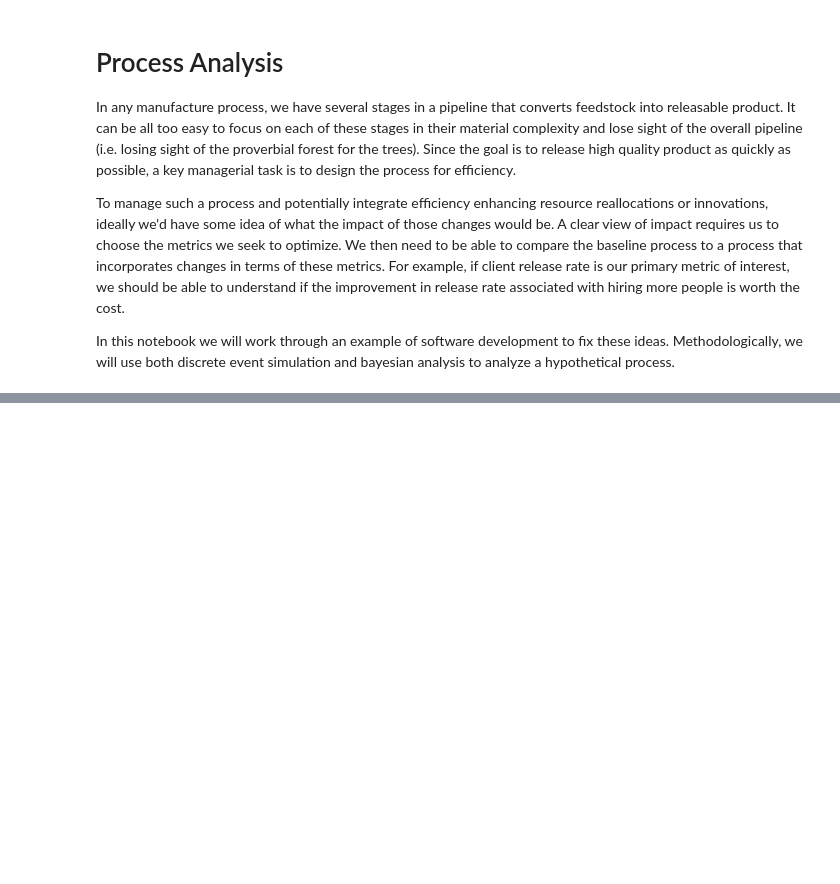
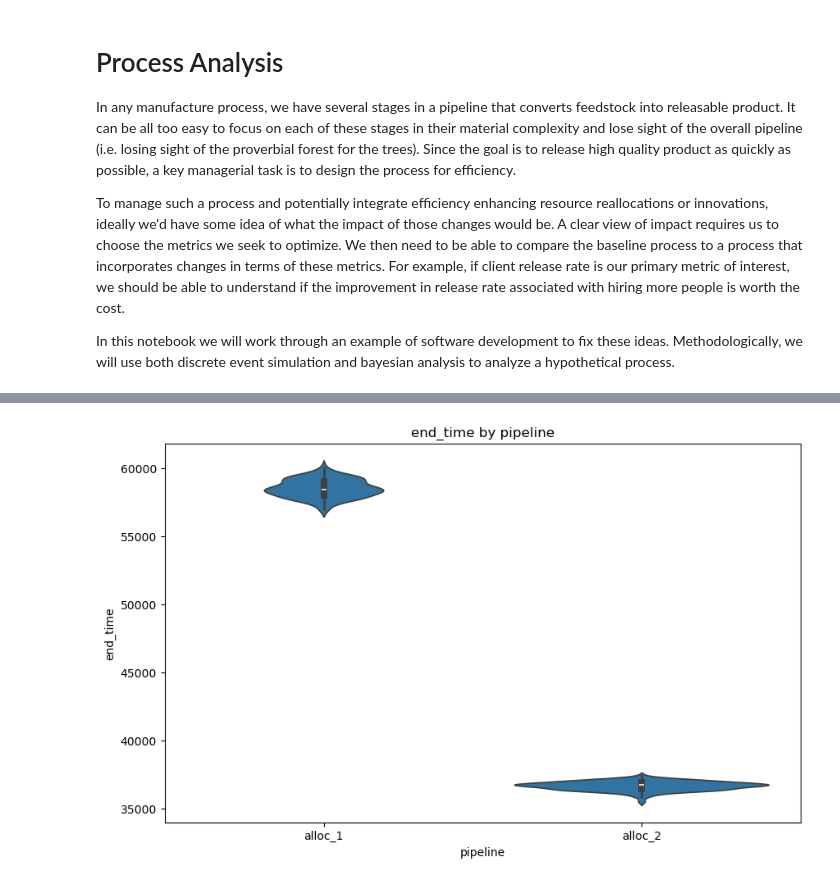
Before and after one commit to choct155/statsConcepts, a Jupyter notebook: ProcessAnalysis.ipynb, the cells around one changed output, grey strips where cells are left out. Drawn from its saved outputs; the diff is of its cells as text; code cells hidden in the pictures; blank space fills up the shorter version.

```diff
--- a/ProcessAnalysis.ipynb
+++ b/ProcessAnalysis.ipynb
@@ -209,0 +140,10 @@ c1.
+# %%
+Pipeline.comparison_plot(
+    ds=sims_by_allocation,
+    measure="end_time",
+    comparison_var="pipeline",
+    observation_var="simulation",
+    transform=lambda ds: ds.max(dim=["stage", "container_id"])
+)
+# %% [output]
+[figure, added]
```
Also changed, not shown: parts of 14 cells of this notebook, 3 other files.
